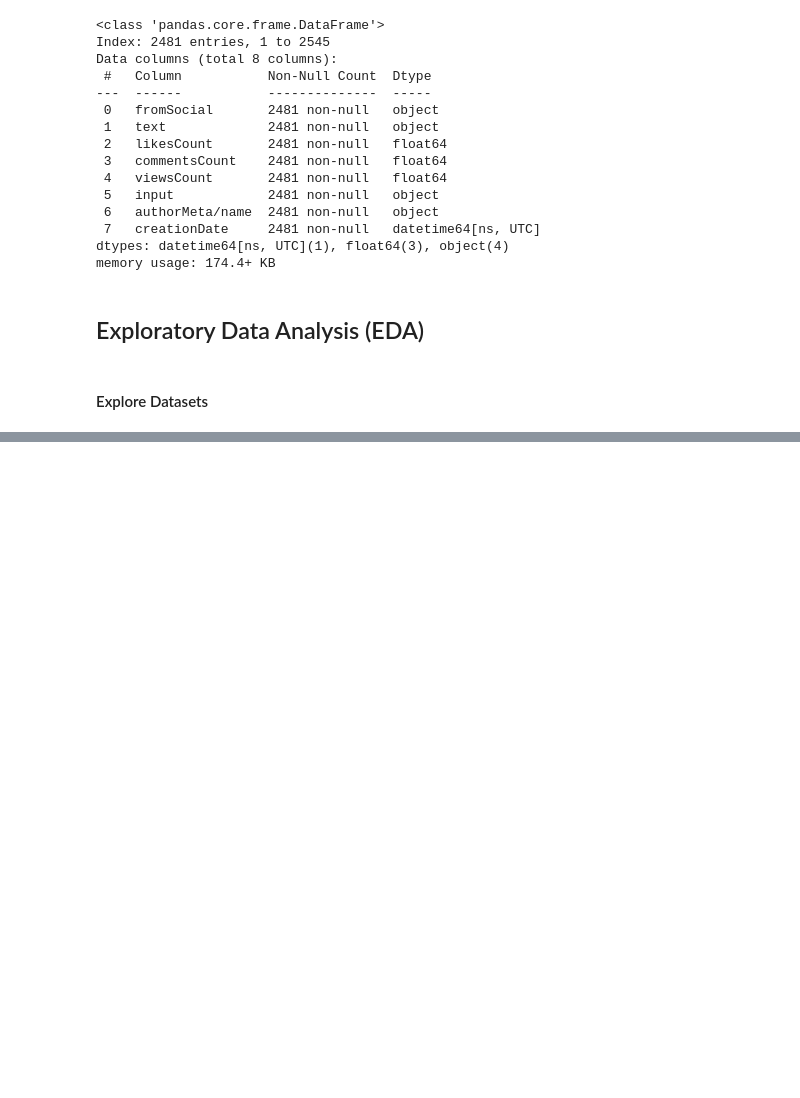
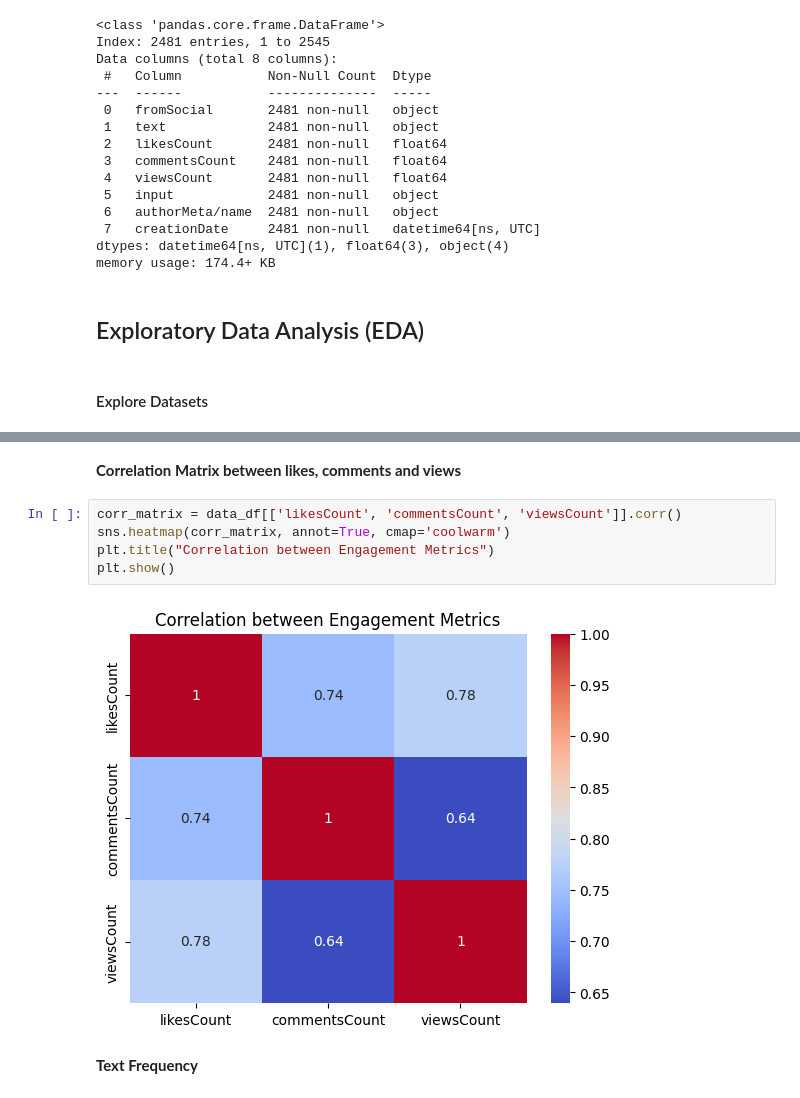
Before and after one commit to Bayhaqieee/Global_Conflict_Hashtag, a Jupyter notebook: analysis.ipynb, the cells around one changed output, grey strips where cells are left out. Cells and saved outputs as stored; diff of their text form; blank space fills up the shorter version.

```diff
--- a/analysis.ipynb
+++ b/analysis.ipynb
@@ -364,3 +368,14 @@ data_df.describe(include="all")
 | 75% | NaN | NaN | 101.000000 | 4.000000 | 7.633816e+04 | NaN | NaN | 2024-09-01 10:54:34+00:00 |
 | max | NaN | NaN | 219000.000000 | 91917.000000 | 1.122714e+07 | NaN | NaN | 2024-10-07 15:15:26+00:00 |
 | std | NaN | NaN | 7416.581332 | 2507.462250 | 3.738422e+05 | NaN | NaN | NaN |
+# %% [markdown]
+**Correlation Matrix between likes, comments and views**
+# %%
+corr_matrix = data_df[['likesCount', 'commentsCount', 'viewsCount']].corr()
+sns.heatmap(corr_matrix, annot=True, cmap='coolwarm')
+plt.title("Correlation between Engagement Metrics")
+plt.show()
+# %% [output]
+[figure, added]
+# %% [markdown]
+**Text Frequency**
```
Also changed, not shown: parts of 6 cells of this notebook.
